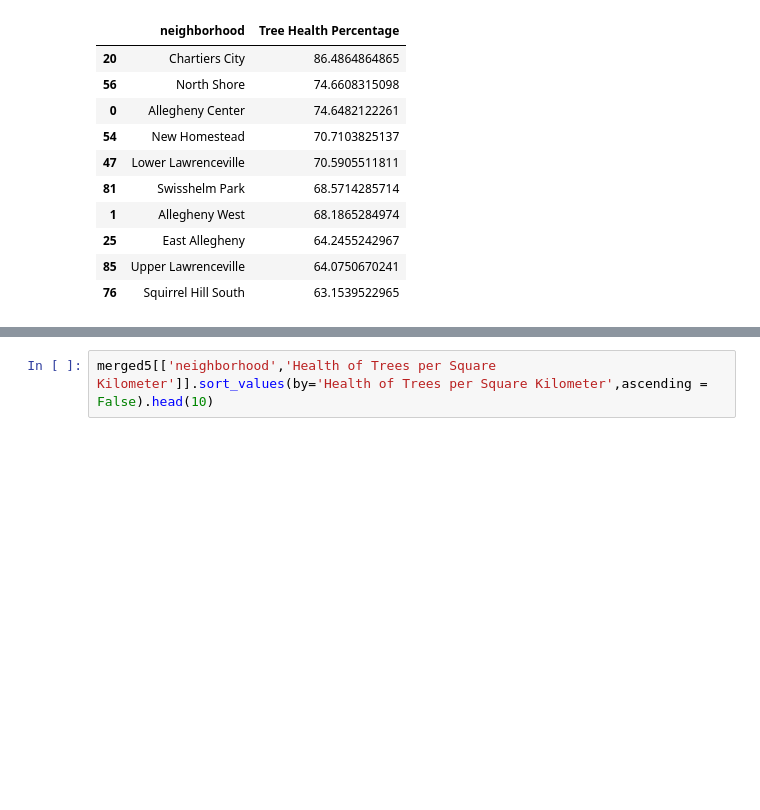
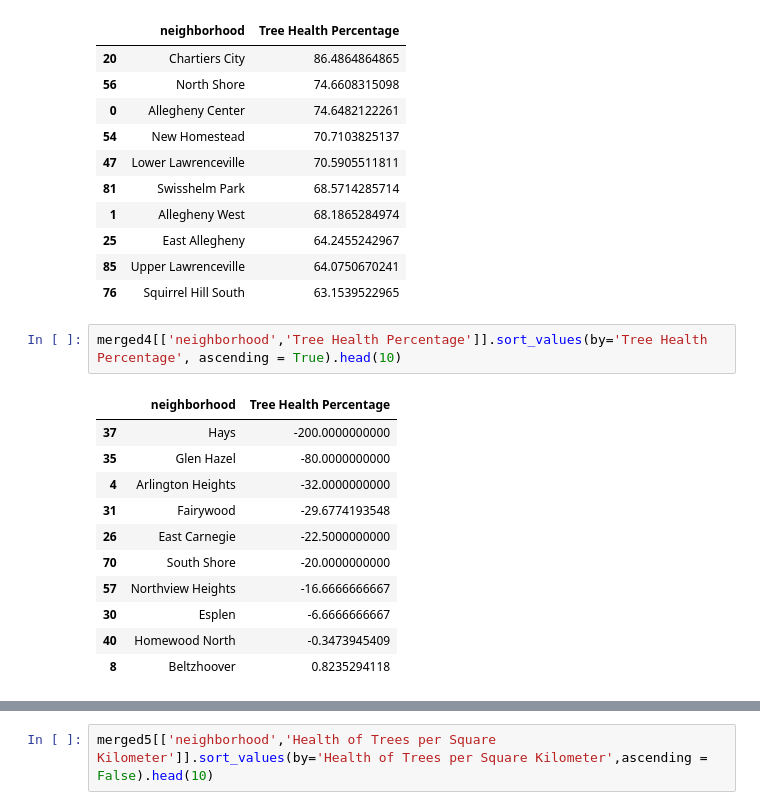
Before and after one commit to AndyDobrowolski/0010FinalProject, a Jupyter notebook: Anderis.ipynb, the cells around one changed output, grey strips where cells are left out. Saved outputs shown, nothing was run; the diff lists cells and outputs as text; blank space fills up the shorter version.

```diff
--- a/Anderis.ipynb
+++ b/Anderis.ipynb
@@ -152,3 +200,17 @@ merged4[['neighborhood','Tree Health Percentage']].sort_values(by='Tree Health P
 | 25 | East Allegheny | 64.2455242967 |
 | 85 | Upper Lawrenceville | 64.0750670241 |
 | 76 | Squirrel Hill South | 63.1539522965 |
+# %%
+merged4[['neighborhood','Tree Health Percentage']].sort_values(by='Tree Health Percentage', ascending = True).head(10)
+# %% [output]
+|  | neighborhood | Tree Health Percentage |
+| 37 | Hays | -200.0000000000 |
+| 35 | Glen Hazel | -80.0000000000 |
+| 4 | Arlington Heights | -32.0000000000 |
+| 31 | Fairywood | -29.6774193548 |
+| 26 | East Carnegie | -22.5000000000 |
+| 70 | South Shore | -20.0000000000 |
+| 57 | Northview Heights | -16.6666666667 |
+| 30 | Esplen | -6.6666666667 |
+| 40 | Homewood North | -0.3473945409 |
+| 8 | Beltzhoover | 0.8235294118 |
```
Also changed, not shown: parts of 23 cells of this notebook.
